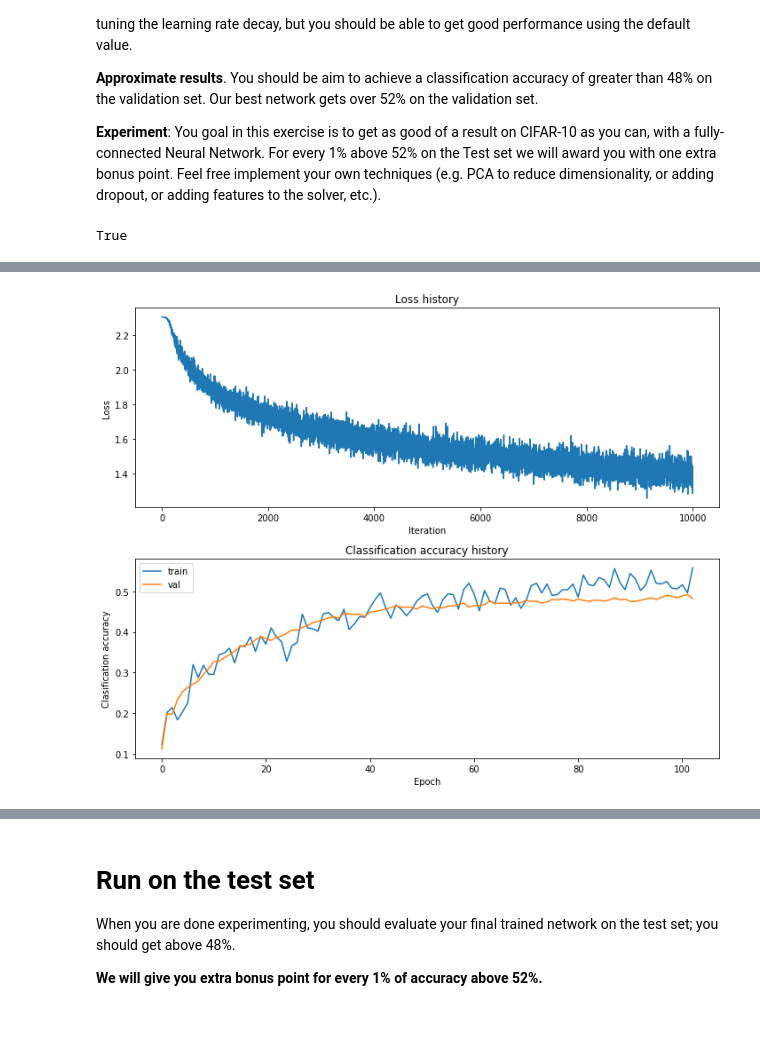
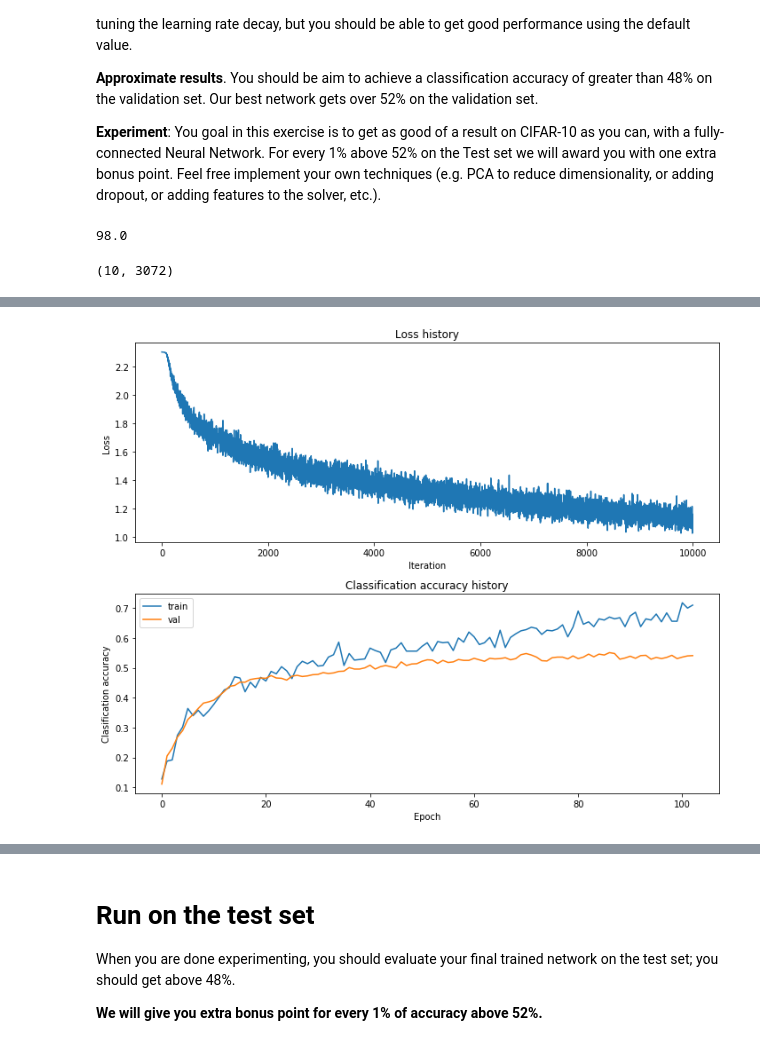
Before and after one commit to liaison/cs231n, a Jupyter notebook: spring1617_assignment1/two_layer_net.ipynb, the cells around one changed output, grey strips where cells are left out. Cells and saved outputs as stored; diff of their text form; code cells hidden in the pictures.

Commit message:
exceed the target testing accuracy 52% to 53.4%, as it turns out a constant learning rate 2.1e-4 works better !

```diff
--- a/spring1617_assignment1/two_layer_net.ipynb
+++ b/spring1617_assignment1/two_layer_net.ipynb
@@ -266,7 +266,7 @@ def plot_train_stats(stats):
     plt.xlabel('Epoch')
     plt.ylabel('Clasification accuracy')
 
-    plt.legend()        # show the legend on the graph
+    plt.legend(loc='best')        # show the legend on the graph
     plt.tight_layout()  # put some space between the graphs
 
     plt.show()
@@ -300,10 +300,14 @@ show_net_weights(net)
 **Approximate results**. You should be aim to achieve a classification accuracy of greater than 48% on the validation set. Our best network gets over 52% on the validation set.
 
 **Experiment**: You goal in this exercise is to get as good of a result on CIFAR-10 as you can, with a fully-connected Neural Network. For every 1% above 52% on the Test set we will award you with one extra bonus point. Feel free implement your own techniques (e.g. PCA to reduce dimensionality, or adding dropout, or adding features to the solver, etc.).
-# %%
-10000 < float('inf')
-# %% [output]
-True
+# %%
+len(X_train) / 500
+# %% [output]
+98.0
+# %%
+X_train[-10:].shape
+# %% [output]
+(10, 3072)
 # %%
 
 #################################################################################
@@ -330,8 +334,8 @@ TRAIN_CONFIG = {
     'num_iters' : 10000,
     'batch_size' : 500,
 
-    'learning_rate' : 2e-4,
-    'learning_rate_decay' : 0.95,
+    'learning_rate' : 2.1e-4,
+    'learning_rate_decay' : 1,          # when decay ==1, there is NO decay
     'loss_reduce_delta' :  1e-7,        # measure for the counter of learning_rate_decay
     'learning_rate_decay_patience' : 6, # threshold to decay the learning rate
 
@@ -401,4 +405,4 @@ train_loss:1.370885, train_acc:0.558000, val_acc:0.482000
-[figure, old version]
+[figure, new version]
 # %%
 # visualize the weights of the best network
 show_net_weights(best_net)
```
Also changed, not shown: parts of 3 cells of this notebook.
